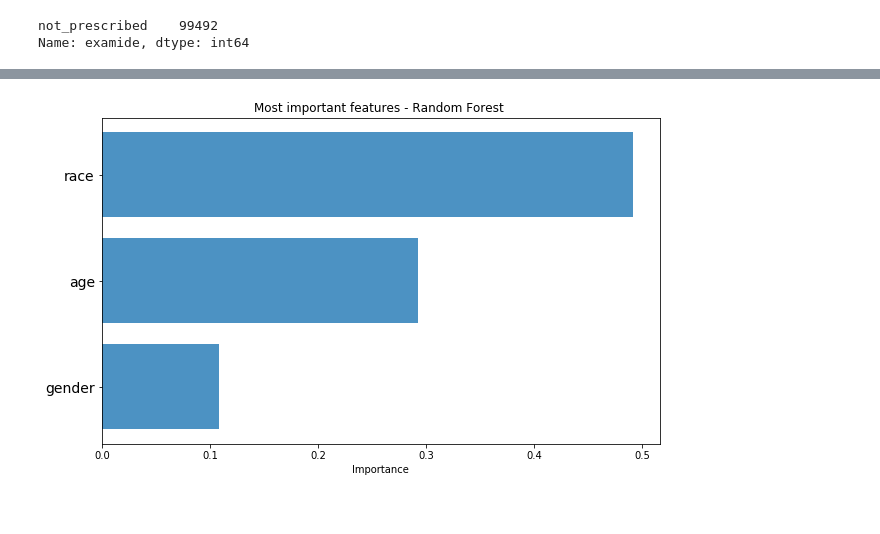
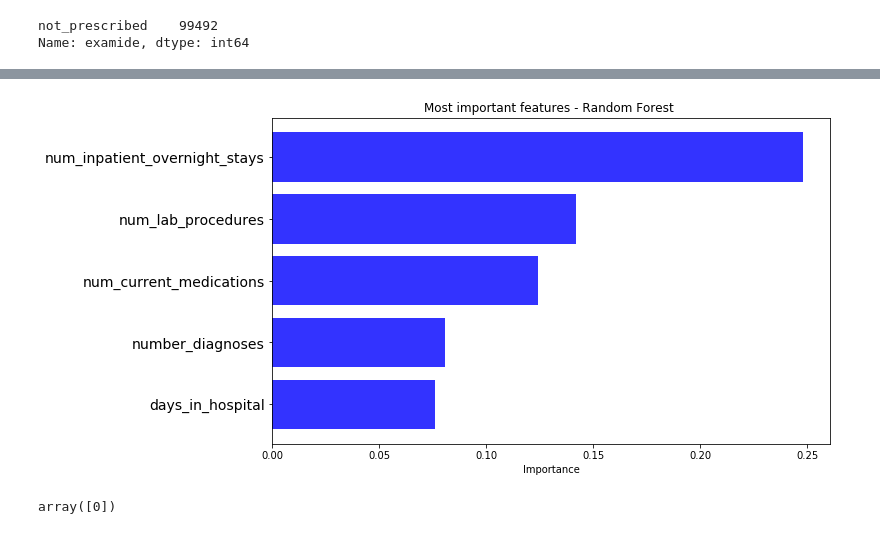
Before and after one commit to susan289/Diabetes, a Jupyter notebook: Random Forest .ipynb, the cells around one changed output, grey strips where cells are left out. Drawn from its saved outputs; the diff is of its cells as text; code cells hidden in the pictures.

```diff
--- a/Random Forest .ipynb
+++ b/Random Forest .ipynb
@@ -28,5 +83,7 @@ df.drop(to_drop, inplace=True, axis=1)
 # %%
 df = df.drop(['Unnamed: 0'], axis=1)
+# %%
+df = df.drop(['metformin_rosiglitazone','metformin_pioglitazone', 'glimepiride_pioglitazone', 'acetohexamide' ], axis =1)
 # %%
 # replacing string in to binary
 df['diabates_med_prescribed'] = df['diabates_med_prescribed'].replace('No', 0)
@@ -64,10 +135,9 @@ for medicine in column_names1:
 # %%
-
 # train test split
 from sklearn.model_selection import train_test_split
 X = df.drop('readmitted', axis = 1)
 y = df.readmitted
-X_train, X_test, y_train, y_test = train_test_split(X, y, test_size=0.2, random_state = 42)
+X_train, X_test, y_train, y_test = train_test_split(X, y, test_size=0.3, random_state = 42)
 # %%
 #size of x train
 len(X_train)
@@ -120,34 +211,2 @@ Text(69.0, 0.5, 'Truth')
 # %%
 from sklearn.feature_selection import SelectFromModel
-# %%
-from sklearn.datasets import make_classification
-from sklearn.ensemble import ExtraTreesClassifier
-
-# Build a classification task using 3 informative features
-X, y = make_classification(n_samples=1000,
-                           n_features=6,
-                           random_state=0,
-                           shuffle=False)
-
-
-
-rfc.fit(X, y)
-importances = rfc.feature_importances_
-std = np.std([tree.feature_importances_ for tree in rfc.estimators_],
-             axis=0)
-indices = np.argsort(importances)[::-1]
-
-# Print the feature ranking
-print("Feature ranking:")
-
-for feature in zip(columns, rfc.feature_importances_):
-    print(feature)
-
-# Plot the feature importances of the forest
-plt.figure()
-plt.title("Feature importances")
-plt.bar(range(X.shape[1]), importances[indices],
-       color="r", yerr=std[indices], align="center")
-plt.xticks(range(X.shape[1]), indices)
-plt.xlim([-1, X.shape[1]])
-plt.show()
@@ -163,13 +213,22 @@ Feature ranking:
 # %%
+#
 feature_names = X_train.columns
 feature_imports = rfc.feature_importances_
-most_imp_features = pd.DataFrame([f for f in zip(feature_names,feature_imports)], columns=["Feature", "Importance"]).nlargest(3, "Importance")
+most_imp_features = pd.DataFrame([f for f in zip(feature_names,feature_imports)], columns=["Feature", "Importance"]).nlargest(5, "Importance")
 most_imp_features.sort_values(by="Importance", inplace=True)
 plt.figure(figsize=(10,6))
-plt.barh(range(len(most_imp_features)), most_imp_features.Importance, align='center', alpha=0.8)
+plt.barh(range(len(most_imp_features)), most_imp_features.Importance, align='center', alpha=0.8, color = 'b')
 plt.yticks(range(len(most_imp_features)), most_imp_features.Feature, fontsize=14)
 plt.xlabel('Importance')
 plt.title('Most important features - Random Forest ')
 plt.show()
+
+# code taken from https://www.kaggle.com/iabhishekofficial/prediction-on-hospital-readmission
 # %% [output]
-[figure, old version]
+[figure, new version]
+# %%
+# predict whether or not patient be readmitted with if 34 features below were entered
+# 0 meaning patient will not be readmitted
+rfc.predict([[3,1,1,20,0,5,0,0,0,0,0,0,0,0,0,0,0,0,0,0,0,0,0,0,0,0,0,0,0,0]])
+# %% [output]
+array([0])
```
Also changed, not shown: parts of 24 cells of this notebook.
